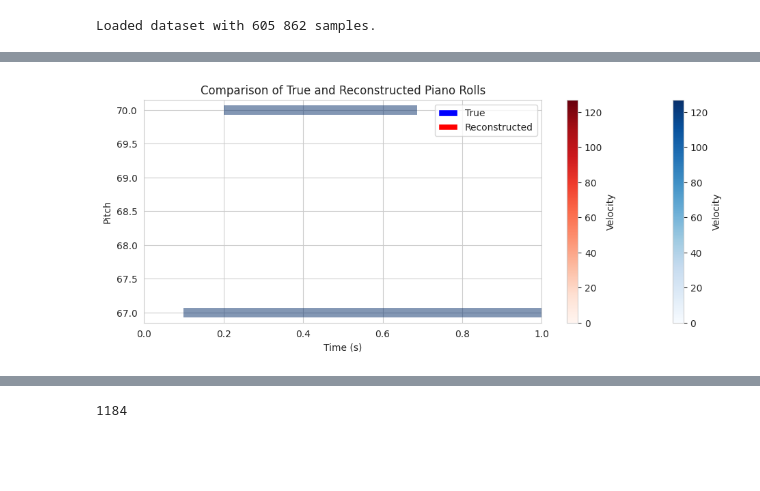
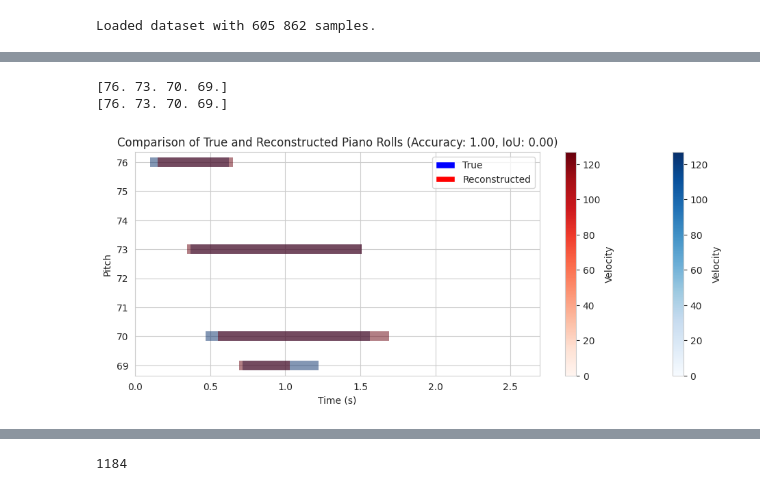
Before and after one commit to T04STER/MidiRepGen, a Jupyter notebook: tests_events.ipynb, the cells around one changed output, grey strips where cells are left out. Cells and saved outputs as stored; diff of their text form; code cells hidden in the pictures; blank space fills up the shorter version.

```diff
--- a/tests_events.ipynb
+++ b/tests_events.ipynb
@@ -431,38 +430,93 @@ def plot_piano_roll_return(note_array, figsize=(10, 4), cmap='viridis', fig=None
     for i in range(len(note_start)):
         ax.hlines(scaled_pitches[i], note_start[i], note_end[i],
                   colors=vel_color[i], linewidth=10, alpha=0.5)
 
     # Add colorbar for velocity
     if not hide_colorbar:
         sm = cm.ScalarMappable(cmap=cmap, norm=norm)
         sm.set_array(velocities)
         cbar = fig.colorbar(sm, ax=ax)
         cbar.set_label('Velocity')
 
     ax.set_xlim(0, np.max(note_end) + 1)
     ax.set_xlabel('Time (s)')
     ax.set_ylabel('Pitch')
     fig.tight_layout()
 
 
-def compare_reco_true(true, reco, figsize=(10, 4)):
+
+
+def iou_intervals(pred_start, pred_duration, target_start, target_duration):
+    pred_end = pred_start + pred_duration
+    target_end = target_start + target_duration
+
+    inter_start = np.maximum(pred_start, target_start)
+    inter_end = np.minimum(pred_end, target_end)
+    intersection = np.maximum(0, inter_end - inter_start)
+
+    union = np.maximum(pred_end, target_end) - np.minimum(pred_start, target_start)
+    iou = intersection / union
+    return iou
+
+def pitch_match_accuracy_iou_ordered(pred_notes, target_notes, iou_threshold=0.5):
+    if isinstance(pred_notes, torch.Tensor):
+        pred_notes = pred_notes.detach().cpu().numpy()
+    if isinstance(target_notes, torch.Tensor):
+        target_notes = target_notes.detach().cpu().numpy()
+    N_pred = pred_notes.shape[0]
+    N_target = target_notes.shape[0]
+
+    # Compare up to the min length (to avoid indexing errors)
+    N = min(N_pred, N_target)
+
+    pred_pitch = pred_notes[:N, 0]
+    pred_start = pred_notes[:N, 1]
+    pred_duration = pred_notes[:N, 2]
+
+    target_pitch = target_notes[:N, 0]
+    target_start = target_notes[:N, 1]
+    target_duration = target_notes[:N, 2]
+    print(pred_pitch)
+    print(target_pitch)
+    # Pitch matches at the same position
+    pitch_matches = (pred_pitch == target_pitch)
+
+    # IoU at the same position
+    ious = iou_intervals(pred_start, pred_duration, target_start, target_duration)
+
+    # Match if pitch matches and IoU above threshold
+    matches = pitch_matches & (ious >= iou_threshold)
+
+    accuracy = pitch_matches.sum() / N if N > 0 else 0.0
+    return accuracy, ious, matches
+
+
+def compare_reco_true(true, reco, figsize=(10, 4), threshold=0.5):
     fig, ax = plt.subplots(1, 1, figsize=figsize, sharex=True)
     plot_piano_roll_return(true, figsize=figsize, fig=fig, ax=ax, cmap='Blues')
     plot_piano_roll_return(reco, figsize=figsize, fig=fig, ax=ax, cmap='Reds')
 
-    ax.set_title('Comparison of True and Reconstructed Piano Rolls')
+    acc, iou, _ = pitch_match_accuracy_iou_ordered(
+        reco, true, iou_threshold=threshold
+    )
+    ax.set_title('Comparison of True and Reconstructed Piano Rolls (Accuracy: {:.2f}, IoU: {:.2f})'.format(acc, iou.mean()))
     legend_elements = [
         Patch(facecolor='blue', label='True'),
         Patch(facecolor='red', label='Reconstructed'),
     ]
-
     plt.legend(handles=legend_elements)
     plt.show()
 
 
-compare_reco_true(track_true, track_reco[0].detach().cpu().numpy(), figsize=(10, 4))
+compare_reco_true(
+    track_true,
+    track_reco.squeeze(0).detach().cpu().numpy(),
+    figsize=(10, 4)
+)
 # %% [output]
+[76. 73. 70. 69.]
+[76. 73. 70. 69.]
-[figure, old version]
+[figure, new version]
 # %%
 track_reco
 # %% [output]
```
Also changed, not shown: parts of 21 cells of this notebook, 5 other files.
